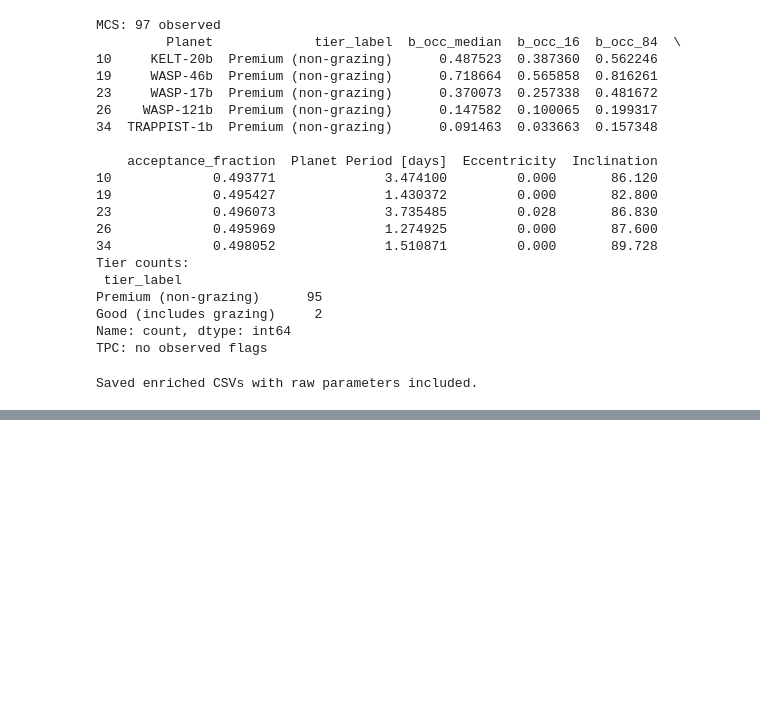
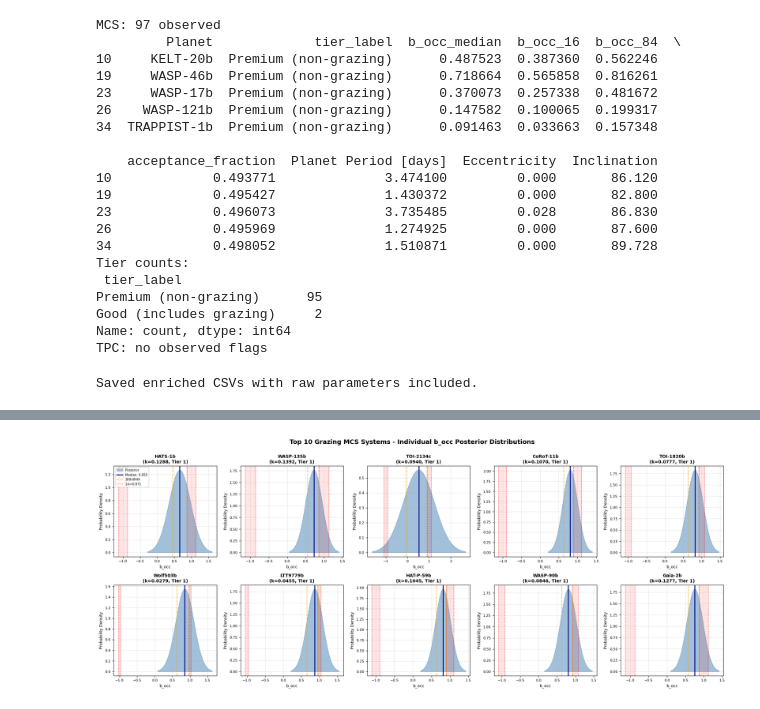
Before and after one commit to zoutongshen/Ariel-Target-Selection, a Jupyter notebook: analysis/notebooks/eclipse_impact_parameter_crosscheck.ipynb, the cells around one changed output, grey strips where cells are left out. Saved outputs shown, nothing was run; the diff lists cells and outputs as text; code cells hidden in the pictures; blank space fills up the shorter version.

```diff
--- a/analysis/notebooks/eclipse_impact_parameter_crosscheck.ipynb
+++ b/analysis/notebooks/eclipse_impact_parameter_crosscheck.ipynb
@@ -132,0 +282,78 @@ Saved enriched CSVs with raw parameters included.
+# %%
+# Visualize individual b_occ distributions for top 10 grazing systems
+from scipy.stats import norm
+
+# Get top 10 grazing systems
+top10_grazing = grazing_mcs_sorted.head(10)
+
+# Create figure with 10 subplots (2 rows x 5 columns)
+fig, axes = plt.subplots(2, 5, figsize=(20, 8))
+axes = axes.flatten()
+
+print("="*70)
+print("TOP 10 GRAZING SYSTEMS - Individual b_occ Distributions")
+print("="*70)
+
+for idx, (_, row) in enumerate(top10_grazing.iterrows()):
+    ax = axes[idx]
+
+    # Extract statistics
+    planet = row['Planet']
+    b_median = row['b_occ_median']
+    b_16 = row['b_occ_16']
+    b_84 = row['b_occ_84']
+    k = row['k_rp_rs']
+    lower_bound = row['lower_grazing']
+    upper_bound = row['upper_grazing']
+
+    # Approximate Gaussian distribution from percentiles
+    # 16th to 84th percentile spans ~1.36 sigma in a normal distribution
+    # So std ≈ (84th - 16th) / 1.36
+    sigma = (b_84 - b_16) / 1.36
+
+    # Create x values spanning ±3 sigma
+    x = np.linspace(b_median - 3*sigma, b_median + 3*sigma, 500)
+    y = norm.pdf(x, loc=b_median, scale=sigma)
+
+    # Plot the distribution
+    ax.fill_between(x, y, alpha=0.5, color='steelblue', label='Posterior')
+    ax.axvline(b_median, color='darkblue', linestyle='-', linewidth=2, label=f'Median: {b_median:.3f}')
+    ax.axvline(b_16, color='orange', linestyle='--', linewidth=1.5, alpha=0.7, label='16th/84th')
+    ax.axvline(b_84, color='orange', linestyle='--', linewidth=1.5, alpha=0.7)
+
+    # Mark grazing boundaries
+    ax.axvline(lower_bound, color='red', linestyle=':', linewidth=1.5, alpha=0.6, label=f'1-k={lower_bound:.3f}')
+    ax.axvline(upper_bound, color='red', linestyle=':', linewidth=1.5, alpha=0.6)
+    ax.axvline(-lower_bound, color='red', linestyle=':', linewidth=1.5, alpha=0.6)
+    ax.axvline(-upper_bound, color='red', linestyle=':', linewidth=1.5, alpha=0.6)
+
+    # Shade grazing zones
+    ax.axvspan(lower_bound, upper_bound, alpha=0.1, color='red')
+    ax.axvspan(-upper_bound, -lower_bound, alpha=0.1, color='red')
+
+    # Formatting
+    ax.set_xlabel('b_occ', fontsize=9)
+    ax.set_ylabel('Probability Density', fontsize=9)
+    ax.set_title(f'{planet}\n(k={k:.4f}, Tier {row["tier"]})', fontsize=10, fontweight='bold')
+    ax.grid(alpha=0.3)
+    ax.tick_params(labelsize=8)
+
+    # Add legend only for first subplot
+    if idx == 0:
+        ax.legend(fontsize=7, loc='upper left')
+
+    print(f"\n{idx+1}. {planet}")
+    print(f"   b_occ: {b_median:.4f} [{b_16:.4f}, {b_84:.4f}]")
+    print(f"   k={k:.4f}, Grazing zone: ({lower_bound:.3f}, {upper_bound:.3f})")
+    print(f"   |b_occ_84|={abs(b_84):.4f} (depth into grazing: {row['grazing_depth']:.4f})")
+
+plt.suptitle('Top 10 Grazing MCS Systems - Individual b_occ Posterior Distributions',
+            fontsize=14, fontweight='bold', y=0.998)
+plt.tight_layout()
+plt.show()
+
+print("\n" + "="*70)
+print("Note: Distributions are approximated as Gaussian from the 16th/84th percentiles.")
+print("Red shaded regions show the grazing zones: (1-k, 1+k) and (-1-k, -1+k)")
+print("="*70)
+# %% [output]
@@ -132,0 +377 @@ Saved enriched CSVs with raw parameters included.
+[figure, added]
```
Also changed, not shown: parts of 8 cells of this notebook, 8 other files.
